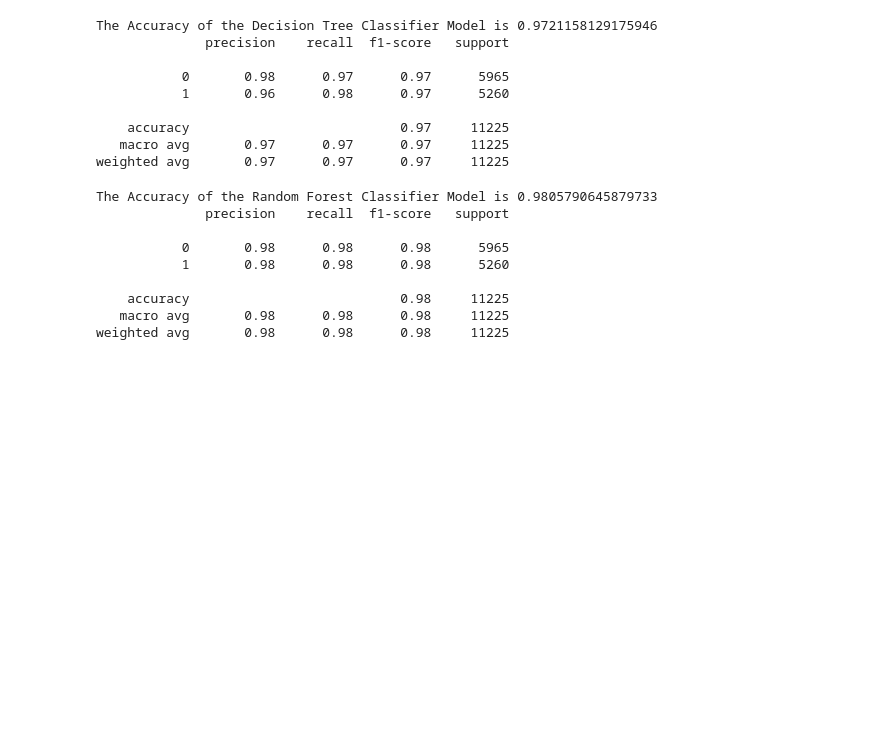
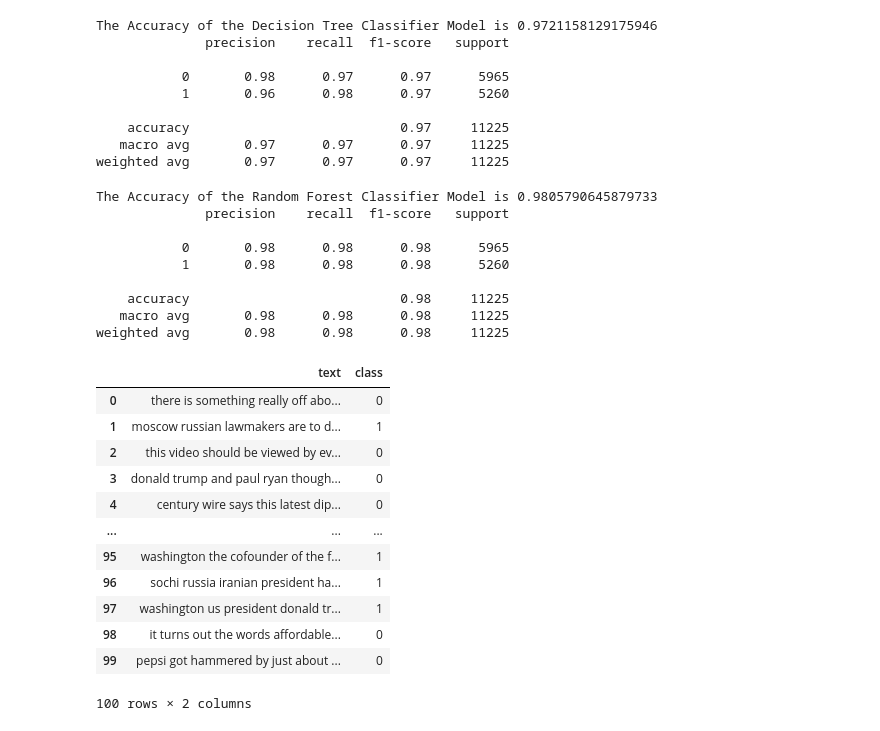
Before and after one commit to laimatt/CS439-Final-Project, a Jupyter notebook: fake-news-detection-bbfcb9 (1).ipynb, the cells around one changed output. Saved outputs shown, nothing was run; the diff lists cells and outputs as text; code cells hidden in the pictures; blank space fills up the shorter version.

```diff
--- a/fake-news-detection-bbfcb9 (1).ipynb
+++ b/fake-news-detection-bbfcb9 (1).ipynb
@@ -315,3 +349,32 @@ manual_testing(news)
 # %%
 news = str(input())
 manual_testing(news)
+# %%
+data = pd.read_csv('News.csv',index_col=0)
+data = data.drop(["title", "subject","date"], axis = 1)
+data = data.sample(frac=1)
+data.reset_index(inplace=True)
+data.drop(["index"], axis=1, inplace=True)
+data["text"] = data["text"].replace("(Reuters)","",regex=True)
+data["text"] = data["text"].apply(wordopt)
+data.dropna(inplace=True)
+
+data.head(100)
+
+# data.head()
+# print(x_test)
+# print(y_test)
+# %% [output]
+|  | text | class |
+| 0 | there is something really off abo... | 0 |
+| 1 | moscow russian lawmakers are to d... | 1 |
+| 2 | this video should be viewed by ev... | 0 |
+| 3 | donald trump and paul ryan though... | 0 |
+| 4 | century wire says this latest dip... | 0 |
+| ... | ... | ... |
+| 95 | washington the cofounder of the f... | 1 |
+| 96 | sochi russia iranian president ha... | 1 |
+| 97 | washington us president donald tr... | 1 |
+| 98 | it turns out the words affordable... | 0 |
+| 99 | pepsi got hammered by just about ... | 0 |
+100 rows × 2 columns
```
Also changed, not shown: parts of 9 cells of this notebook.
